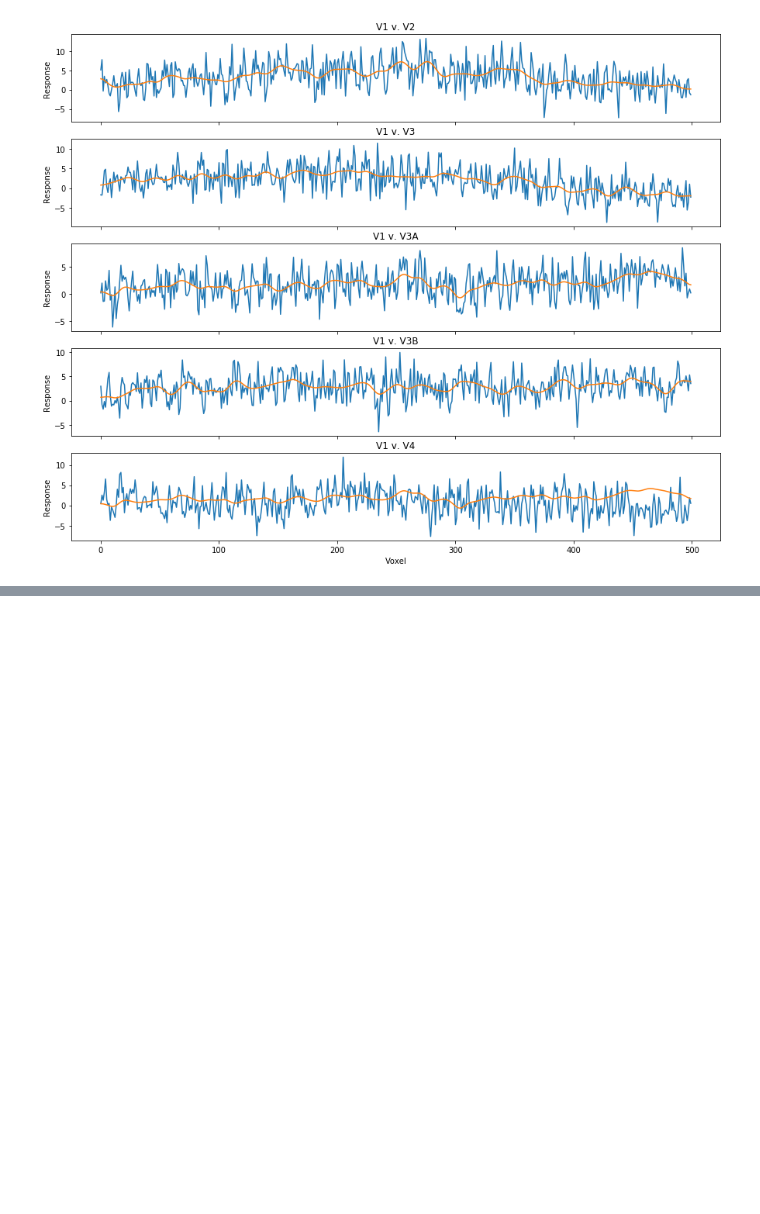
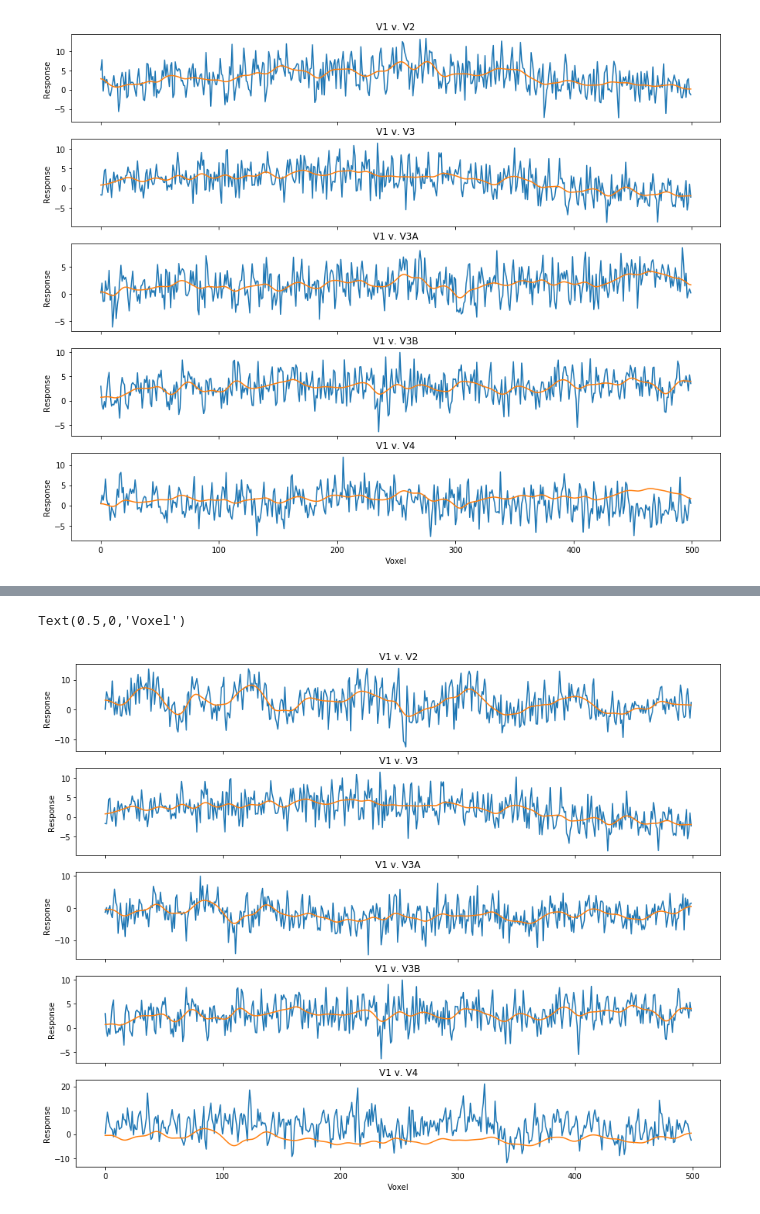
Before and after one commit to lp3wv/crcns-vim1-lp3wv, a Jupyter notebook: Data_Exploration_Project.ipynb, the cells around one changed output, grey strips where cells are left out. Saved outputs shown, nothing was run; the diff lists cells and outputs as text; code cells hidden in the pictures; blank space fills up the shorter version.

```diff
--- a/Data_Exploration_Project.ipynb
+++ b/Data_Exploration_Project.ipynb
@@ -99,6 +100,9 @@ test5 = BOLD_testing("S2", 6, 0, 1) #V4
 s1test = BOLD_testing("S1", 1, 0, 1) #V1
 s1test1 = BOLD_testing("S1", 2, 0, 1) #V2
 s1test2 = BOLD_testing("S1", 3, 0, 1) #V3
+s1test3 = BOLD_testing("S1", 4, 0, 1) #V3A
+s1test4 = BOLD_testing("S1", 5, 0, 1) #V3B
+s1test5 = np.nan_to_num(BOLD_testing("S1", 6, 0, 1)) #V4
 # %%
 #Correlations and Filters on subset of V1 voxels with subset of voxels from other ROIs
 
@@ -157,0 +162,41 @@ plt.xlabel("Frequency (Hz)");
+# %%
+#Same Correlational Analyses conducted for Subject 1
+
+fig, axes = plt.subplots(nrows=5, ncols=1, sharex=True, figsize=(15,12))
+
+cor1 = np.correlate(s1test[0][0:500], s1test1[0][0:500], mode="same") #V1 v. V2
+lin1= ndimage.gaussian_filter(cor1, 5)
+cor2 = np.correlate(s1test[0][0:500], s1test2[0][0:500], mode="same") #V1 v. V3
+lin2 = ndimage.gaussian_filter(cor2, 5)
+axes[0].plot(cor1)
+axes[0].plot(lin1)
+axes[0].set_title("V1 v. V2")
+axes[0].set_ylabel("Response")
+axes[1].plot(corr2)
+axes[1].plot(line2)
+axes[1].set_title("V1 v. V3")
+axes[1].set_ylabel("Response")
+
+cor3 = np.correlate(s1test[0][0:500], s1test3[0][0:500], mode="same") #V1 v. V3A
+lin3 = ndimage.gaussian_filter(cor3, 5)
+cor4 = np.correlate(s1test[0][0:500], s1test4[0][0:500], mode="same") #V1 v. V3B
+lin4 = ndimage.gaussian_filter(cor4, 5)
+axes[2].plot(cor3)
+axes[2].plot(lin3)
+axes[2].set_title("V1 v. V3A")
+axes[2].set_ylabel("Response")
+axes[3].plot(corr4)
+axes[3].plot(line4)
+axes[3].set_title("V1 v. V3B")
+axes[3].set_ylabel("Response")
+
+cor5 = np.correlate(s1test[0][0:500], s1test5[0][0:500], mode="same") #V1 v. V4
+lin5 = ndimage.gaussian_filter(cor5, 5)
+axes[4].plot(cor5)
+axes[4].plot(lin3)
+axes[4].set_title("V1 v. V4")
+axes[4].set_ylabel("Response")
+plt.xlabel("Voxel")
+# %% [output]
+Text(0.5,0,'Voxel')
+[figure, added]
```
Also changed, not shown: parts of 2 cells of this notebook.
